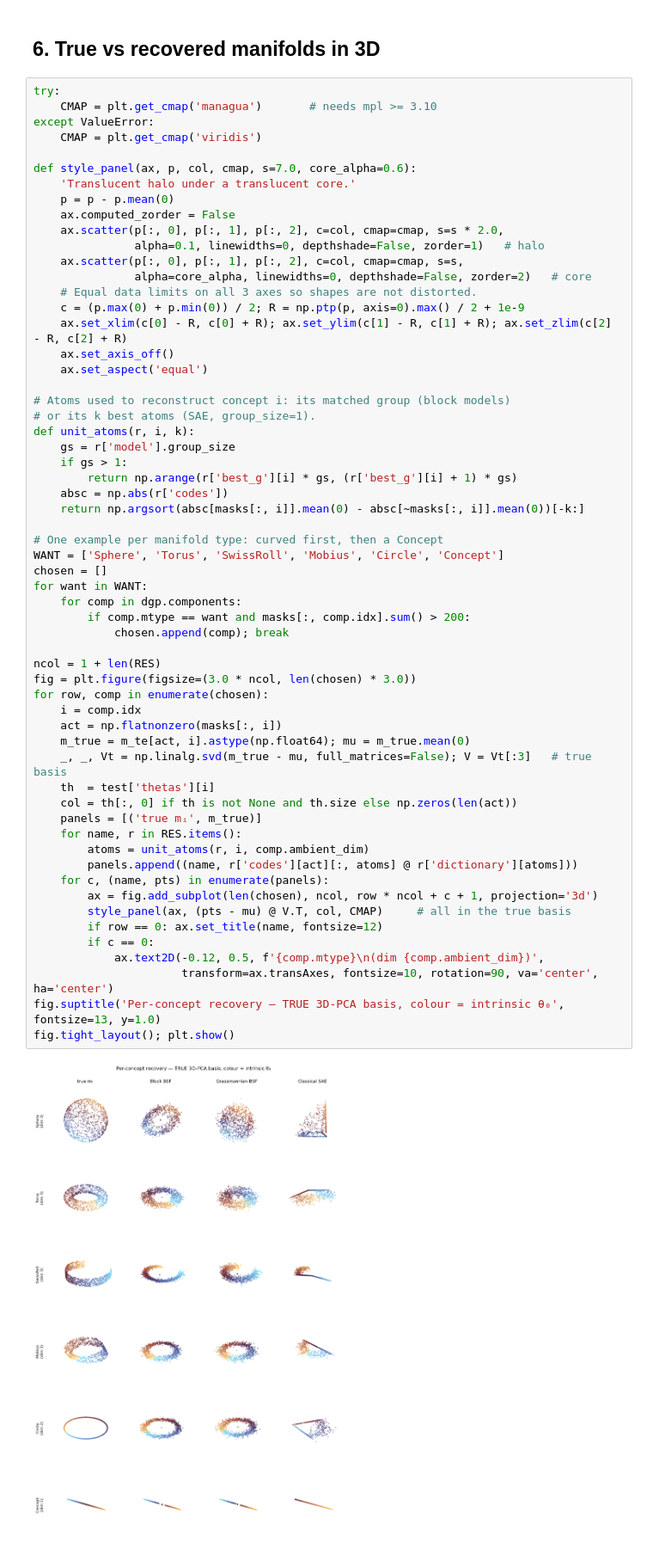
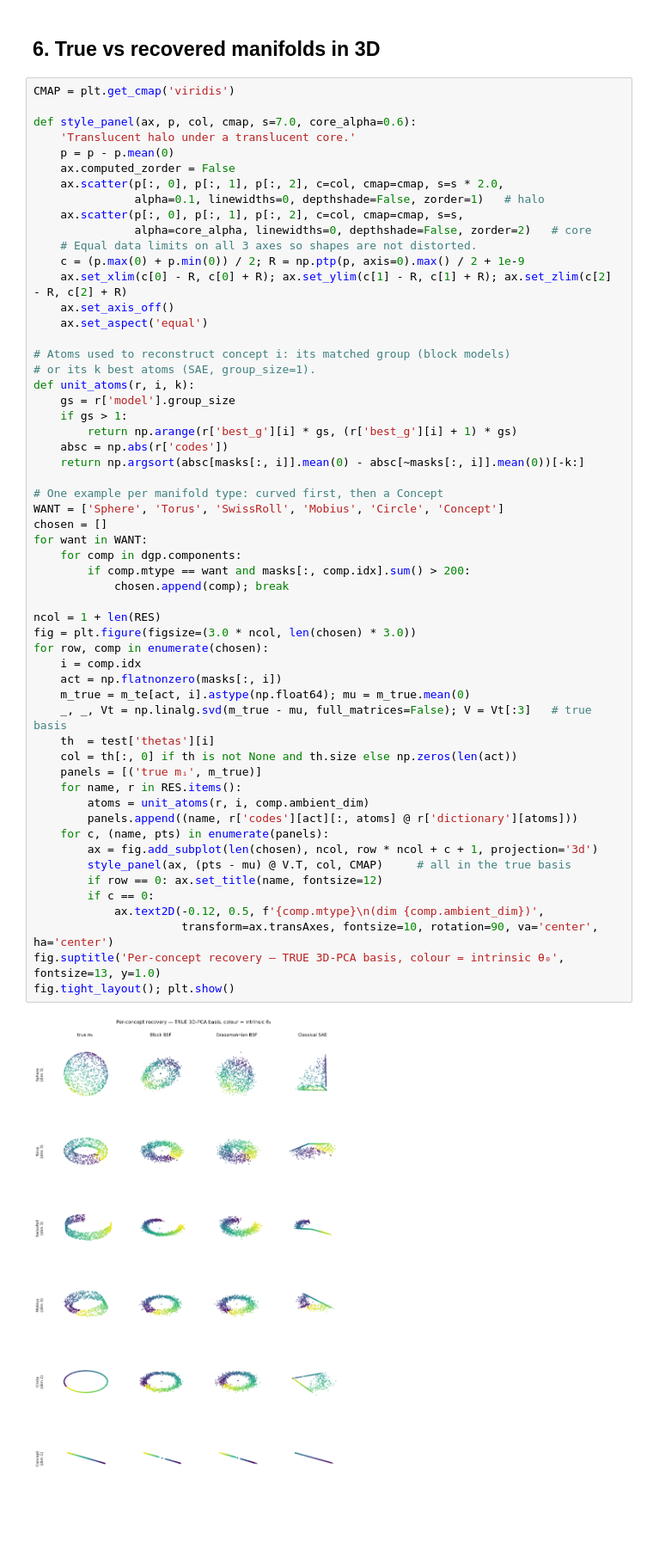
Before and after one commit to sChoiKr/toma, a Jupyter notebook: runs/small/compare.ipynb, the cells around one changed output. Shown at 86% size. Saved outputs shown, nothing was run; the diff lists cells and outputs as text; blank space fills up the shorter version.

Commit message:
Use viridis for all columns of the 3D recovery figure

```diff
--- a/runs/small/compare.ipynb
+++ b/runs/small/compare.ipynb
@@ -240,10 +240,7 @@ plt.tight_layout(); plt.show()
 # %% [markdown]
 ## 6. True vs recovered manifolds in 3D
 # %%
-try:
-    CMAP = plt.get_cmap('managua')       # needs mpl >= 3.10
-except ValueError:
-    CMAP = plt.get_cmap('viridis')
+CMAP = plt.get_cmap('viridis')
 
 def style_panel(ax, p, col, cmap, s=7.0, core_alpha=0.6):
     'Translucent halo under a translucent core.'
@@ -272,31 +269,31 @@ def unit_atoms(r, i, k):
 WANT = ['Sphere', 'Torus', 'SwissRoll', 'Mobius', 'Circle', 'Concept']
 chosen = []
 for want in WANT:
     for comp in dgp.components:
         if comp.mtype == want and masks[:, comp.idx].sum() > 200:
             chosen.append(comp); break
 
 ncol = 1 + len(RES)
 fig = plt.figure(figsize=(3.0 * ncol, len(chosen) * 3.0))
 for row, comp in enumerate(chosen):
     i = comp.idx
     act = np.flatnonzero(masks[:, i])
     m_true = m_te[act, i].astype(np.float64); mu = m_true.mean(0)
     _, _, Vt = np.linalg.svd(m_true - mu, full_matrices=False); V = Vt[:3]   # true basis
     th  = test['thetas'][i]
     col = th[:, 0] if th is not None and th.size else np.zeros(len(act))
     panels = [('true mᵢ', m_true)]
     for name, r in RES.items():
         atoms = unit_atoms(r, i, comp.ambient_dim)
         panels.append((name, r['codes'][act][:, atoms] @ r['dictionary'][atoms]))
     for c, (name, pts) in enumerate(panels):
         ax = fig.add_subplot(len(chosen), ncol, row * ncol + c + 1, projection='3d')
         style_panel(ax, (pts - mu) @ V.T, col, CMAP)     # all in the true basis
         if row == 0: ax.set_title(name, fontsize=12)
         if c == 0:
             ax.text2D(-0.12, 0.5, f'{comp.mtype}\n(dim {comp.ambient_dim})',
                       transform=ax.transAxes, fontsize=10, rotation=90, va='center', ha='center')
 fig.suptitle('Per-concept recovery — TRUE 3D-PCA basis, colour = intrinsic θ₀', fontsize=13, y=1.0)
 fig.tight_layout(); plt.show()
 # %% [output]
-[figure, old version]
+[figure, new version]
```
